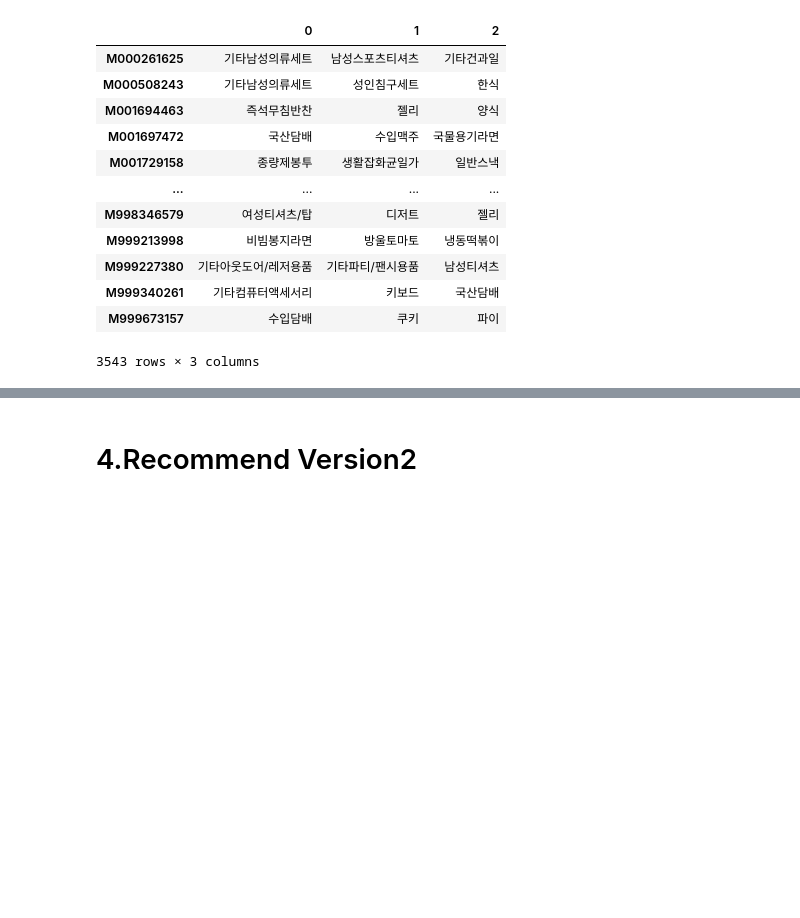
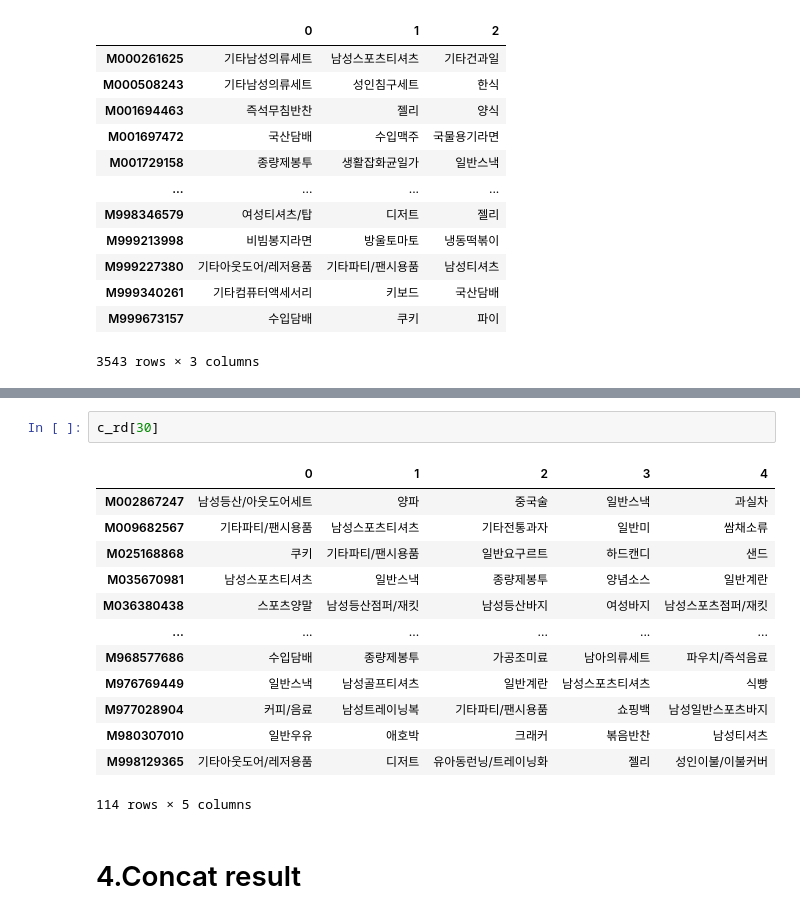
Before and after one commit to osy5882/Lpoint_competition, a Jupyter notebook: total_flow.ipynb, the cells around one changed output, grey strips where cells are left out. Cells and saved outputs as stored; diff of their text form; blank space fills up the shorter version.

Commit message:
total flow result

```diff
--- a/total_flow.ipynb
+++ b/total_flow.ipynb
@@ -521,2 +579,18 @@ c_rd[0]
+# %%
+c_rd[30]
+# %% [output]
+|  | 0 | 1 | 2 | 3 | 4 |
+| M002867247 | 남성등산/아웃도어세트 | 양파 | 중국술 | 일반스낵 | 과실차 |
+| M009682567 | 기타파티/팬시용품 | 남성스포츠티셔츠 | 기타전통과자 | 일반미 | 쌈채소류 |
+| M025168868 | 쿠키 | 기타파티/팬시용품 | 일반요구르트 | 하드캔디 | 샌드 |
+| M035670981 | 남성스포츠티셔츠 | 일반스낵 | 종량제봉투 | 양념소스 | 일반계란 |
+| M036380438 | 스포츠양말 | 남성등산점퍼/재킷 | 남성등산바지 | 여성바지 | 남성스포츠점퍼/재킷 |
+| ... | ... | ... | ... | ... | ... |
+| M968577686 | 수입담배 | 종량제봉투 | 가공조미료 | 남아의류세트 | 파우치/즉석음료 |
+| M976769449 | 일반스낵 | 남성골프티셔츠 | 일반계란 | 남성스포츠티셔츠 | 식빵 |
+| M977028904 | 커피/음료 | 남성트레이닝복 | 기타파티/팬시용품 | 쇼핑백 | 남성일반스포츠바지 |
+| M980307010 | 일반우유 | 애호박 | 크래커 | 볶음반찬 | 남성티셔츠 |
+| M998129365 | 기타아웃도어/레저용품 | 디저트 | 유아동런닝/트레이닝화 | 젤리 | 성인이불/이불커버 |
+114 rows × 5 columns
 # %% [markdown]
-# 4.Recommend Version2
+# 4.Concat result
```
Also changed, not shown: parts of 36 cells of this notebook, 2 other files.
